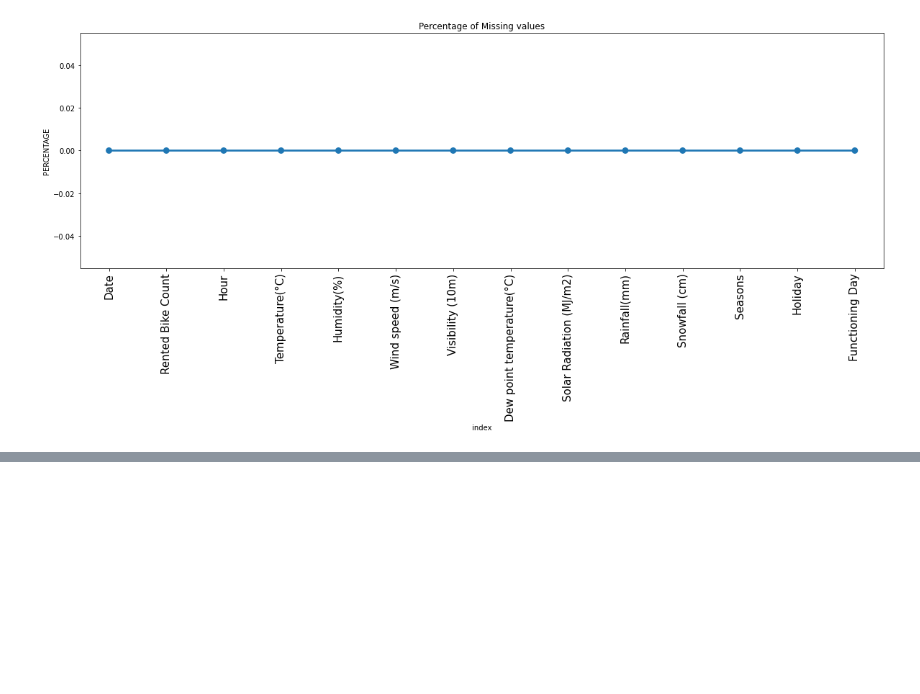
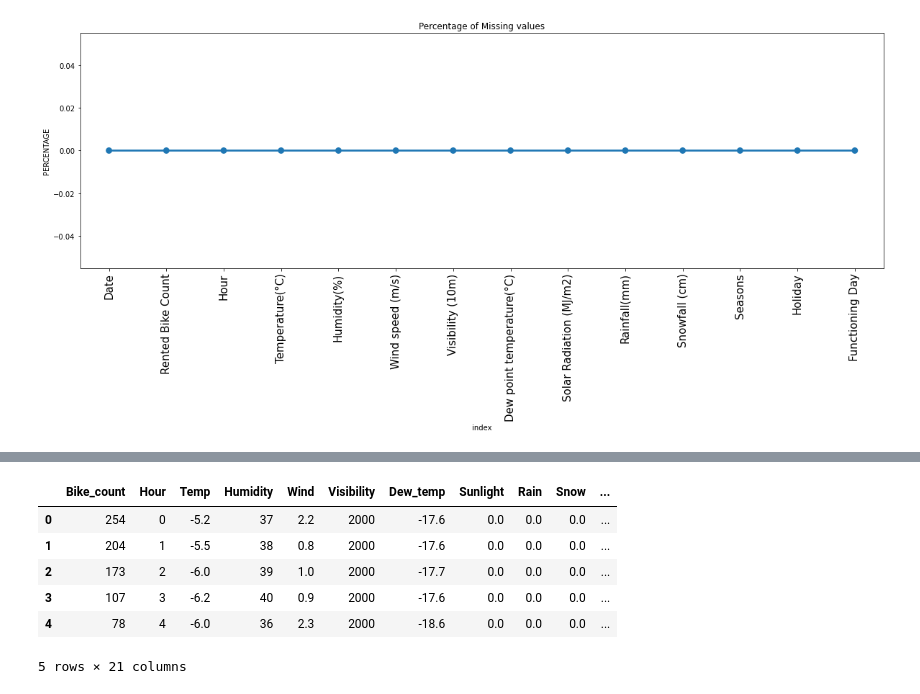
Before and after one commit to firaz-thakur/SEOUL-BIKE-SHARING-DEMAND-PREDICTION, a Jupyter notebook: Supervised_ML_Regression_Project.ipynb, the cells around one changed output, grey strips where cells are left out. Saved outputs shown, nothing was run; the diff lists cells and outputs as text; code cells hidden in the pictures; blank space fills up the shorter version.

```diff
--- a/Supervised_ML_Regression_Project.ipynb
+++ b/Supervised_ML_Regression_Project.ipynb
@@ -191,0 +288,20 @@ df.describe().T
+# %%
+# Defining a label encoder for the above data :
+encoder = {'holiday':{'Holiday':1, 'No Holiday':0},'functioning_day':{'Yes':1, 'No': 0},
+          'timeshift': {'night':0, 'day':1, 'evening':2}}
+# %%
+# Label Encoding
+df = df.replace(encoder)
+
+# One Hot Encoding
+df = pd.get_dummies(df)
+# %%
+df.head()
+# %% [output]
+|  | Bike_count | Hour | Temp | Humidity | Wind | Visibility | Dew_temp | Sunlight | Rain | Snow | ... |
+| 0 | 254 | 0 | -5.2 | 37 | 2.2 | 2000 | -17.6 | 0.0 | 0.0 | 0.0 | ... |
+| 1 | 204 | 1 | -5.5 | 38 | 0.8 | 2000 | -17.6 | 0.0 | 0.0 | 0.0 | ... |
+| 2 | 173 | 2 | -6.0 | 39 | 1.0 | 2000 | -17.7 | 0.0 | 0.0 | 0.0 | ... |
+| 3 | 107 | 3 | -6.2 | 40 | 0.9 | 2000 | -17.6 | 0.0 | 0.0 | 0.0 | ... |
+| 4 | 78 | 4 | -6.0 | 36 | 2.3 | 2000 | -18.6 | 0.0 | 0.0 | 0.0 | ... |
+5 rows × 21 columns
```
Also changed, not shown: parts of 21 cells of this notebook.
